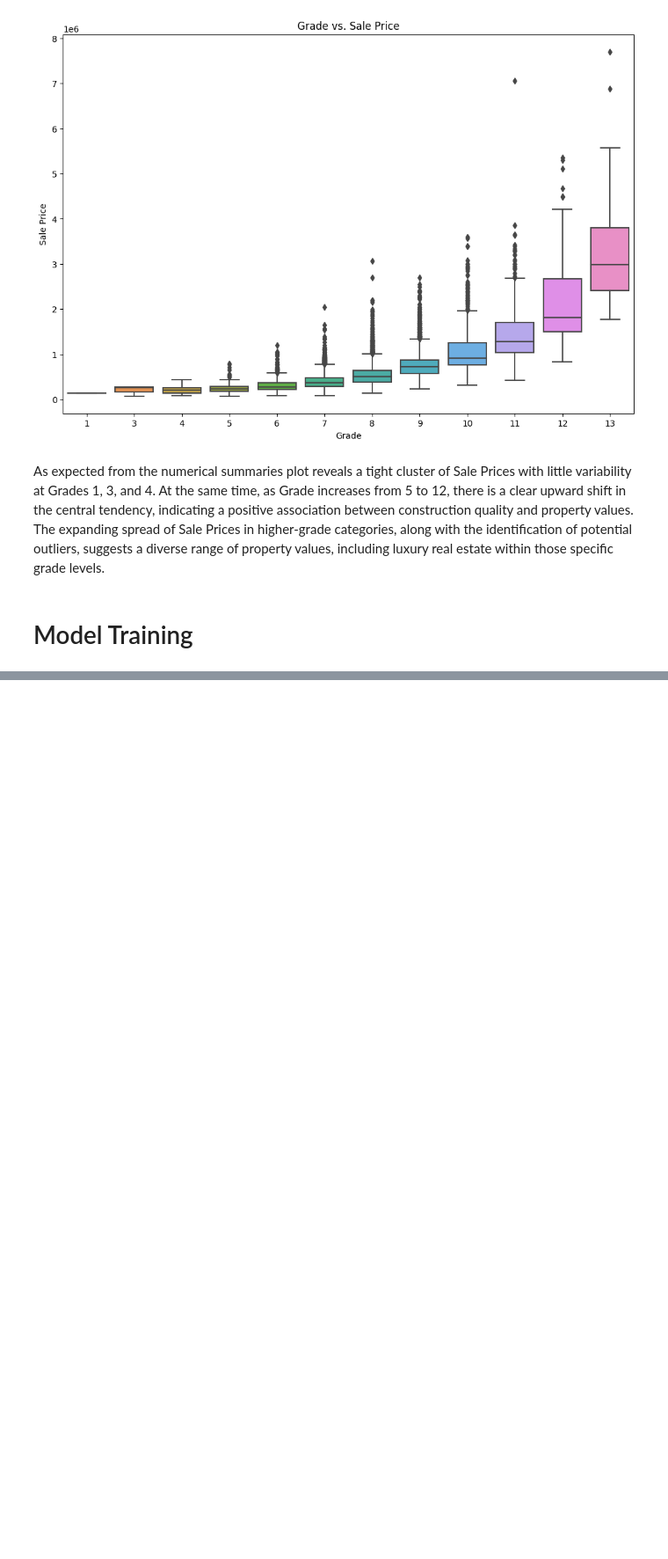
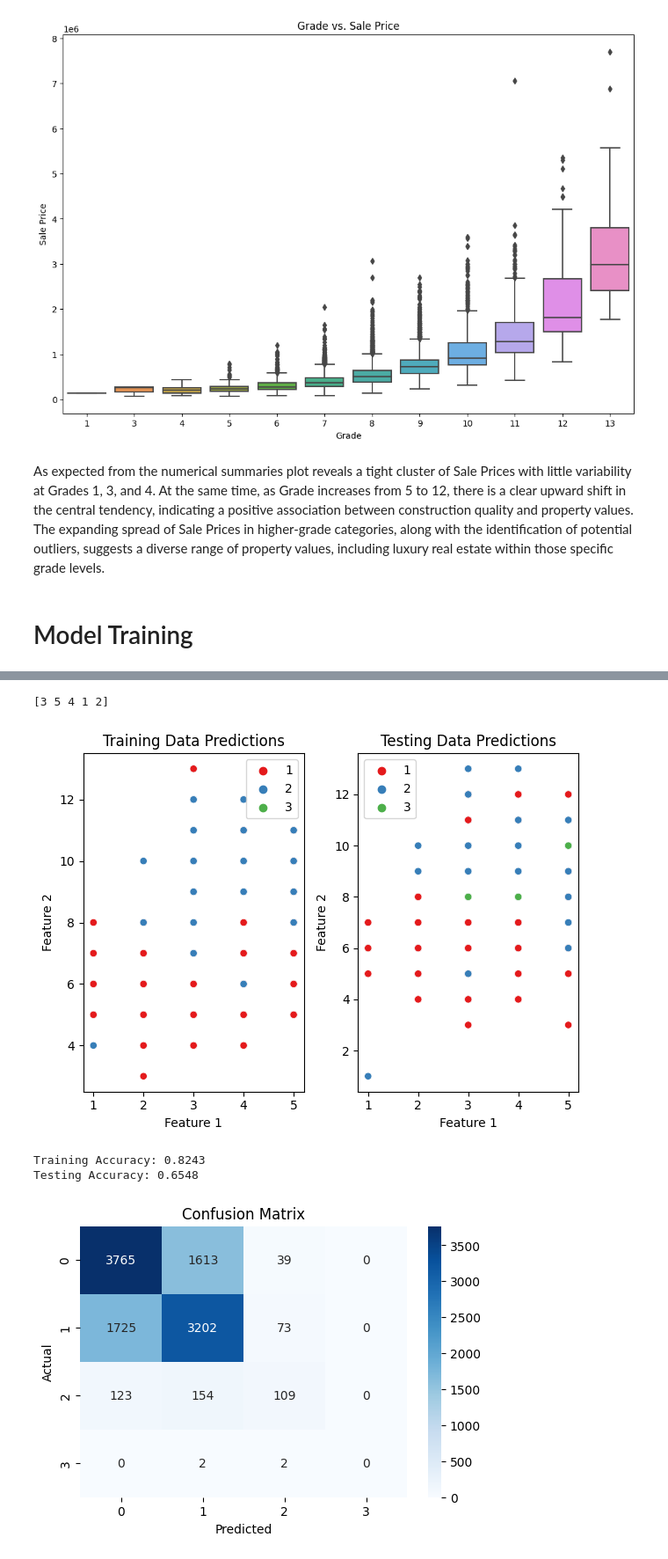
Before and after one commit to srraDs/STINTSY-MP, a Jupyter notebook: MP.ipynb, the cells around one changed output, grey strips where cells are left out. Shown at 88% size. Cells and saved outputs as stored; diff of their text form; code cells hidden in the pictures; blank space fills up the shorter version.

```diff
--- a/MP.ipynb
+++ b/MP.ipynb
@@ -505,0 +536,73 @@ predicted_clusters = knn.predict(X_test)
+# %%
+house_temp = house
+house_temp.drop(columns=['renovation_status'], inplace=True)
+# %%
+unique_values = house_temp['condition'].unique()
+print(unique_values)
+# %% [output]
+[3 5 4 1 2]
+# %%
+import pandas as pd
+from sklearn.model_selection import train_test_split
+from sklearn.neighbors import KNeighborsClassifier
+import matplotlib.pyplot as plt
+import seaborn as sns
+from sklearn.metrics import accuracy_score, confusion_matrix
+
+
+# Assuming 'X' contains the features and 'y' contains the target variable
+X = house_temp.drop('num_floors', axis=1)  # Replace 'target_column' with your target column name
+y = house_temp['num_floors']
+
+# Split the dataset into training and testing sets
+X_train, X_test, y_train, y_test = train_test_split(X, y, test_size=0.5, random_state=42)
+
+# Initialize the KNN model (you can adjust the hyperparameters here)
+knn = KNeighborsClassifier(n_neighbors=3)
+
+# Train the KNN model
+knn.fit(X_train, y_train)
+
+# Predict on the training and testing data
+train_predictions = knn.predict(X_train)
+test_predictions = knn.predict(X_test)
+
+# Visualizing training results
+#plt.figure(figsize=(15, 4))
+
+plt.subplot(1, 2, 1)
+sns.scatterplot(x=X_train['condition'], y=X_train['grade'], hue=train_predictions, palette='Set1')
+plt.title('Training Data Predictions')
+plt.xlabel('Feature 1')
+plt.ylabel('Feature 2')
+
+# Visualizing testing results
+plt.subplot(1, 2, 2)
+sns.scatterplot(x=X_test['condition'], y=X_test['grade'], hue=test_predictions, palette='Set1')
+plt.title('Testing Data Predictions')
+plt.xlabel('Feature 1')
+plt.ylabel('Feature 2')
+
+plt.tight_layout()
+plt.show()
+
+# Evaluate the model
+train_accuracy = accuracy_score(y_train, train_predictions)
+test_accuracy = accuracy_score(y_test, test_predictions)
+
+print(f"Training Accuracy: {train_accuracy:.4f}")
+print(f"Testing Accuracy: {test_accuracy:.4f}")
+
+# Display confusion matrix for testing set
+conf_matrix = confusion_matrix(y_test, test_predictions)
+plt.figure(figsize=(6, 4))
+sns.heatmap(conf_matrix, annot=True, fmt='d', cmap='Blues')
+plt.title('Confusion Matrix')
+plt.xlabel('Predicted')
+plt.ylabel('Actual')
+plt.show()
+# %% [output]
+[figure, added]
+Training Accuracy: 0.8243
+Testing Accuracy: 0.6548
+[figure, added]
```
Also changed, not shown: parts of 35 cells of this notebook.
